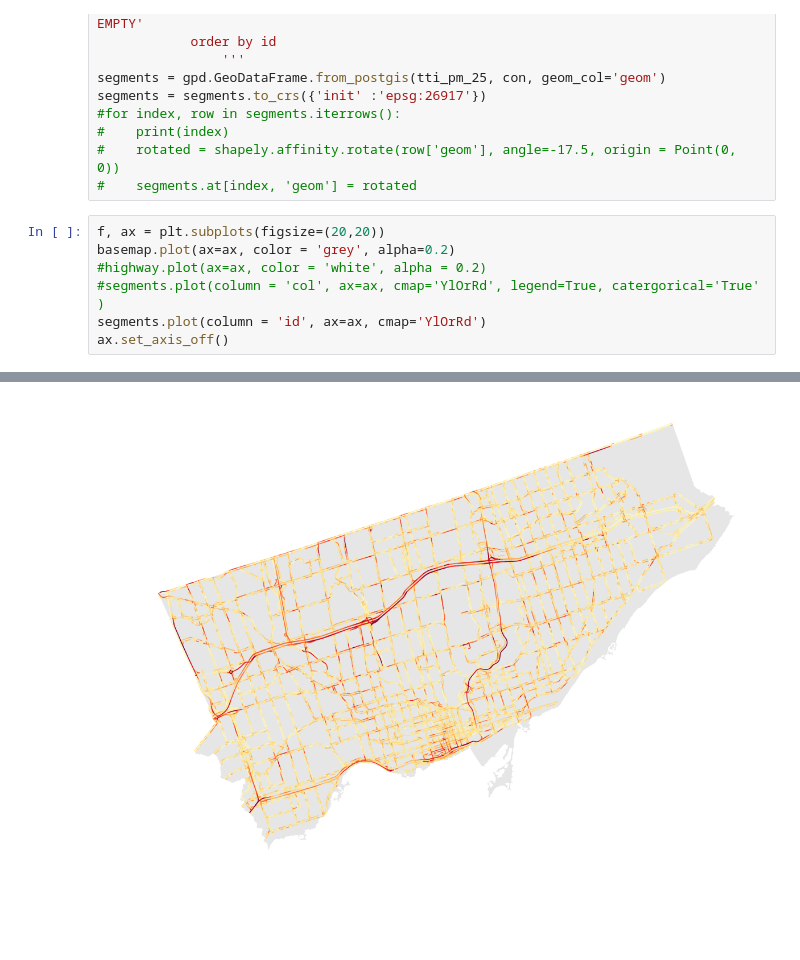
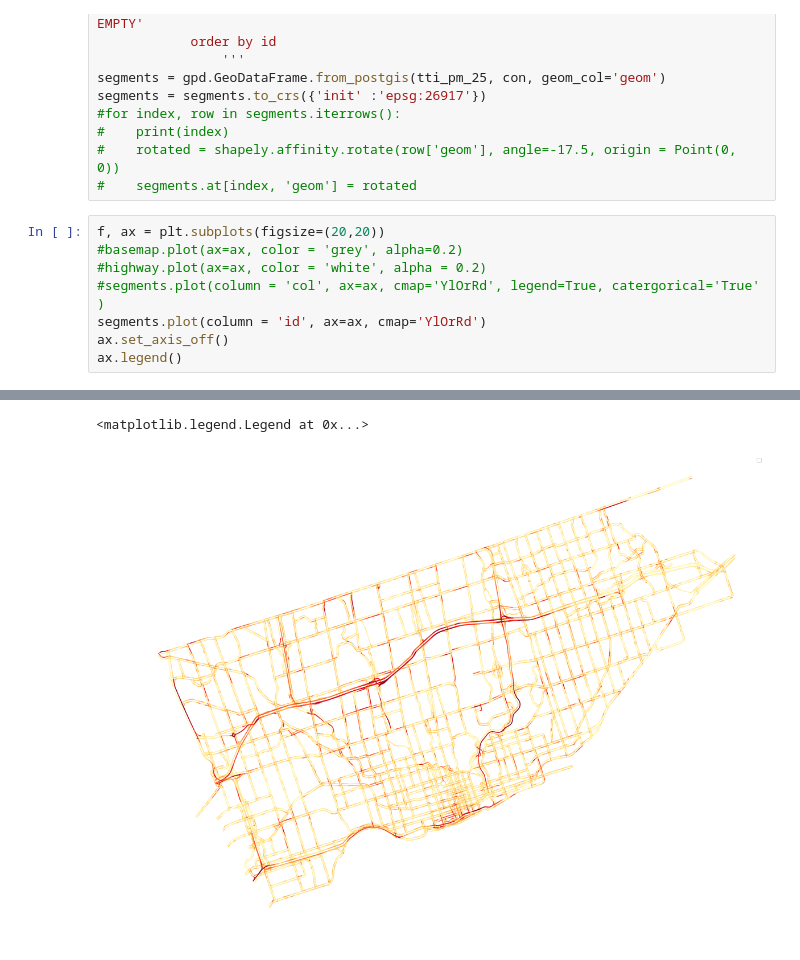
Before and after one commit to CityofToronto/bdit_congestion, a Jupyter notebook: congestion_data_aggregation/highway_deep_dive.ipynb, the cells around one changed output, grey strips where cells are left out. Saved outputs shown, nothing was run; the diff lists cells and outputs as text; blank space fills up the shorter version.

```diff
--- a/congestion_data_aggregation/highway_deep_dive.ipynb
+++ b/congestion_data_aggregation/highway_deep_dive.ipynb
@@ -676,9 +704,10 @@ segments = segments.to_crs({'init' :'epsg:26917'})
 #    segments.at[index, 'geom'] = rotated
 # %%
 f, ax = plt.subplots(figsize=(20,20))
-basemap.plot(ax=ax, color = 'grey', alpha=0.2)
+#basemap.plot(ax=ax, color = 'grey', alpha=0.2)
 #highway.plot(ax=ax, color = 'white', alpha = 0.2)
 #segments.plot(column = 'col', ax=ax, cmap='YlOrRd', legend=True, catergorical='True' )
 segments.plot(column = 'id', ax=ax, cmap='YlOrRd')
 ax.set_axis_off()
+ax.legend()
 # %% [output]
@@ -685 +715,2 @@ ax.set_axis_off()
+<matplotlib.legend.Legend at 0x...>
-[figure, old version]
+[figure, new version]
```
Also changed, not shown: parts of 33 cells of this notebook.
